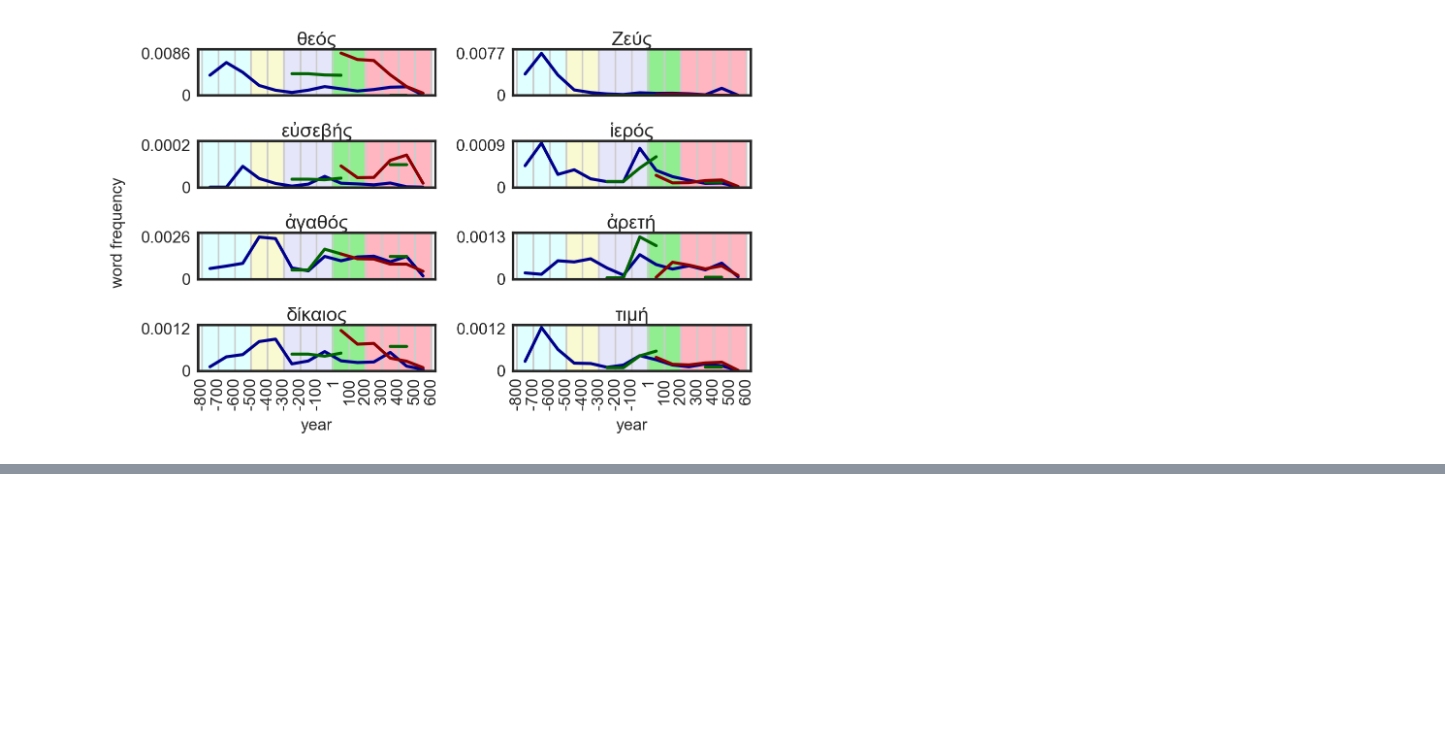
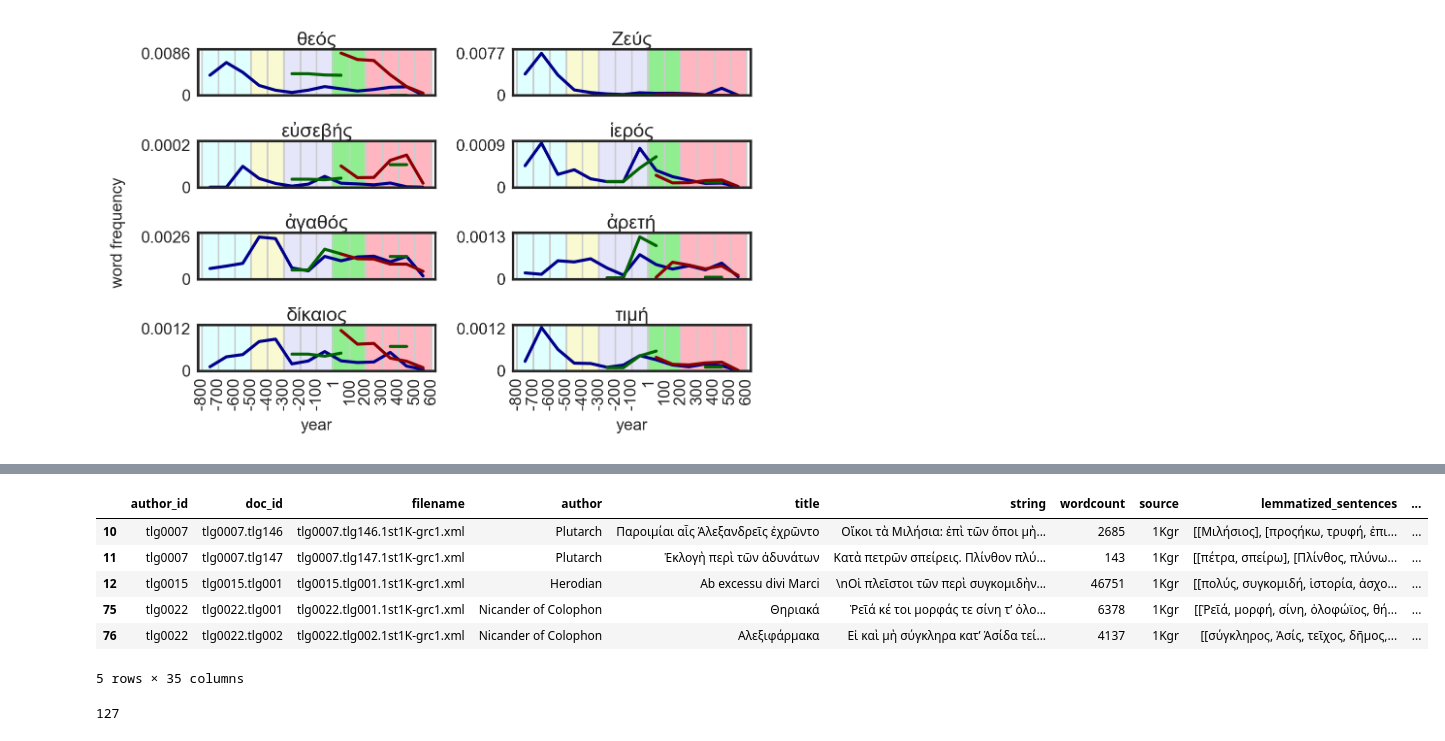
Before and after one commit to kasev/theos, a Jupyter notebook: scripts/frequencies+cooccurrences.ipynb, the cells around one changed output, grey strips where cells are left out. Drawn from its saved outputs; the diff is of its cells as text; code cells hidden in the pictures; blank space fills up the shorter version.

```diff
--- a/scripts/frequencies+cooccurrences.ipynb
+++ b/scripts/frequencies+cooccurrences.ipynb
@@ -339,0 +312,24 @@ LAGT_authors.sort_values(morality_final[1] + "_freq", ascending=False).head(20)
+# %%
+def get_period(row):
+    not_before = row["not_before"]
+    not_after = row["not_after"]
+    if 200 >= not_before and not_after >= -200:
+        return True
+    else:
+        return False
+# %%
+period_subset = LAGT[(LAGT.apply(lambda row: get_period(row), axis=1)) & (LAGT["provenience"] != "jewish") & (LAGT["provenience"] != "christian")]
+period_subset.head(5)
+# %% [output]
+|  | author_id | doc_id | filename | author | title | string | wordcount | source | lemmatized_sentences | ... |
+| 10 | tlg0007 | tlg0007.tlg146 | tlg0007.tlg146.1st1K-grc1.xml | Plutarch | Παροιμίαι αἷς Ἀλεξανδρεῖς ἐχρῶντο | Οἴκοι τὰ Μιλήσια: ἐπὶ τῶν ὅποι μὴ... | 2685 | 1Kgr | [[Μιλήσιος], [προςήκω, τρυφή, ἐπι... | ... |
+| 11 | tlg0007 | tlg0007.tlg147 | tlg0007.tlg147.1st1K-grc1.xml | Plutarch | Ἐκλογὴ περὶ τῶν ἀδυνάτων | Κατὰ πετρῶν σπείρεις. Πλίνθον πλύ... | 143 | 1Kgr | [[πέτρα, σπείρω], [Πλίνθος, πλύνω... | ... |
+| 12 | tlg0015 | tlg0015.tlg001 | tlg0015.tlg001.1st1K-grc1.xml | Herodian | Ab excessu divi Marci | \nΟἱ πλεῖστοι τῶν περὶ συγκομιδὴν... | 46751 | 1Kgr | [[πολύς, συγκομιδή, ἱστορία, ἀσχο... | ... |
+| 75 | tlg0022 | tlg0022.tlg001 | tlg0022.tlg001.1st1K-grc1.xml | Nicander of Colophon | Θηριακά | Ῥεῖά κέ τοι μορφάς τε σίνη τ’ ὀλο... | 6378 | 1Kgr | [[Ῥεῖά, μορφή, σίνη, ὀλοφώϊος, θή... | ... |
+| 76 | tlg0022 | tlg0022.tlg002 | tlg0022.tlg002.1st1K-grc1.xml | Nicander of Colophon | Αλεξιφάρμακα | Εἰ καὶ μὴ σύγκληρα κατ’ Ἀσίδα τεί... | 4137 | 1Kgr | [[σύγκληρος, Ἀσίς, τεῖχος, δῆμος,... | ... |
+5 rows × 35 columns
+# %%
+period_unique = period_subset.drop_duplicates(subset='author_id', keep='first')
+len(period_unique)
+# %% [output]
+127
```
Also changed, not shown: parts of 13 cells of this notebook, 2 other files.
